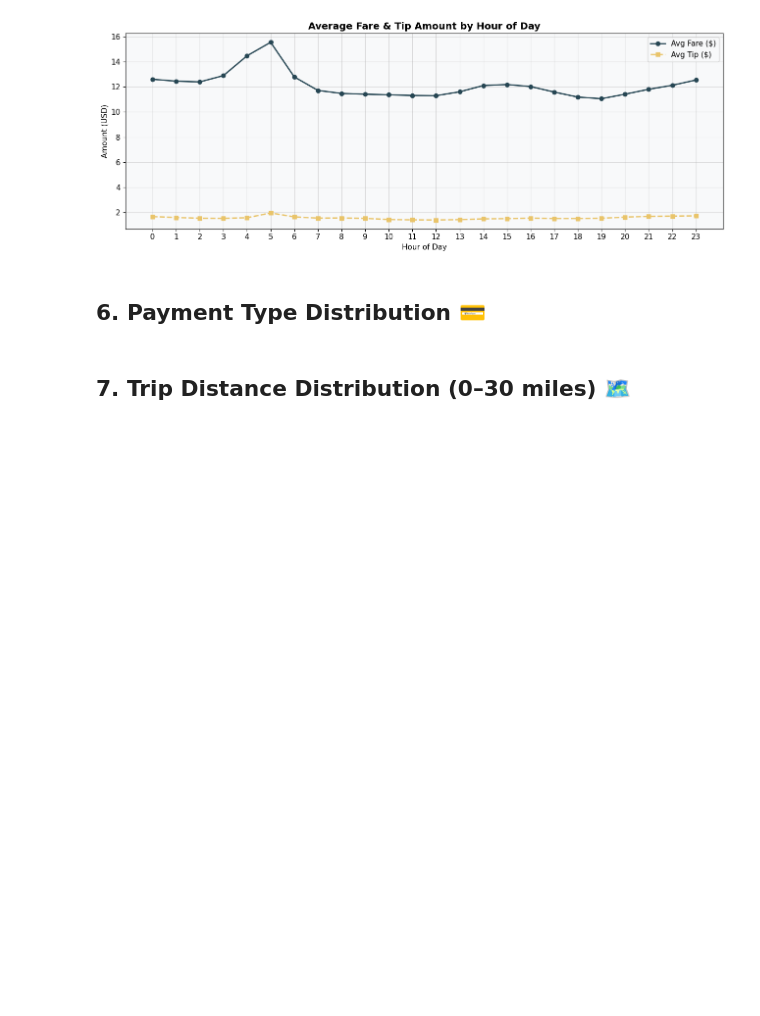
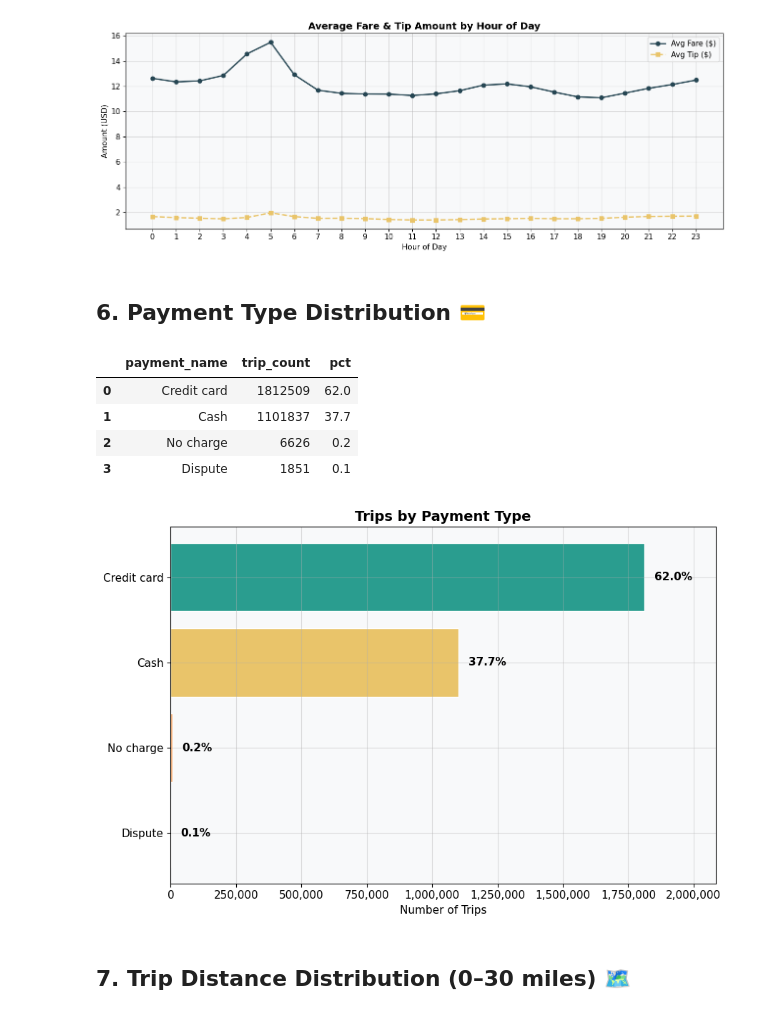
Before and after one commit to Wondee-Tesfa/Big-Data-Assignment, a Jupyter notebook: notebooks/data_visualization.ipynb, the cells around one changed output. Saved outputs shown, nothing was run; the diff lists cells and outputs as text; code cells hidden in the pictures; blank space fills up the shorter version.

```diff
--- a/notebooks/data_visualization.ipynb
+++ b/notebooks/data_visualization.ipynb
@@ -222,30 +239,38 @@ plt.show()
 # %%
 payment = query("""
     SELECT
         dp.description AS payment_name,
         COUNT(*) AS trip_count,
         ROUND(COUNT(*) * 100.0 / SUM(COUNT(*)) OVER(), 1) AS pct
     FROM trips t
     JOIN payment_types dp ON t.payment_type_id = dp.payment_type_id
     GROUP BY dp.description
     ORDER BY trip_count DESC;
 """)
 display(payment)
 
 clrs = ['#2a9d8f','#e9c46a','#f4a261','#e76f51','#264653','#457b9d']
 fig, ax = plt.subplots(figsize=(9, 6))
 bars = ax.barh(payment['payment_name'], payment['trip_count'],
                color=clrs[:len(payment)], edgecolor='white')
 for bar, pct in zip(bars, payment['pct']):
-    ax.text(bar.get_width() + 5000, bar.get_y() + bar.get_height()/2,
+    ax.text(bar.get_width() + (payment['trip_count'].max() * 0.02), bar.get_y() + bar.get_height()/2,
             f'{pct}%', va='center', fontsize=11, fontweight='bold')
 ax.set_title('Trips by Payment Type')
 ax.set_xlabel('Number of Trips')
+ax.set_xlim(0, payment['trip_count'].max() * 1.15)
 ax.xaxis.set_major_formatter(mticker.FuncFormatter(lambda x, _: f'{int(x):,}'))
 ax.invert_yaxis()
 plt.tight_layout()
 plt.savefig(f'{DOCS}/viz_payment_types.png', dpi=150)
 plt.show()
+# %% [output]
+|  | payment_name | trip_count | pct |
+| 0 | Credit card | 1812509 | 62.0 |
+| 1 | Cash | 1101837 | 37.7 |
+| 2 | No charge | 6626 | 0.2 |
+| 3 | Dispute | 1851 | 0.1 |
+[figure, added]
 # %% [markdown]
 ## 7. Trip Distance Distribution (0–30 miles) 🗺️
 # %%
```
Also changed, not shown: parts of 13 cells of this notebook, 10 other files.
